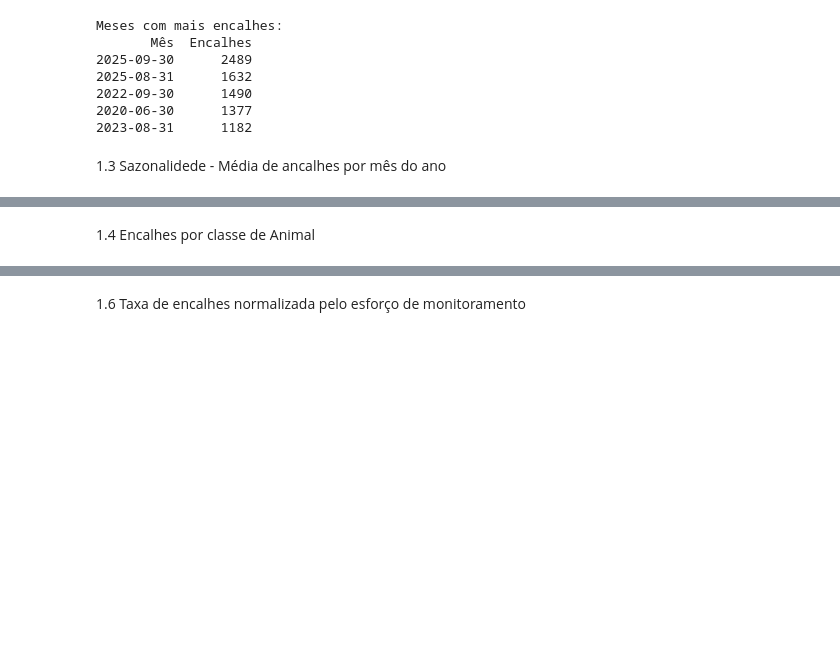
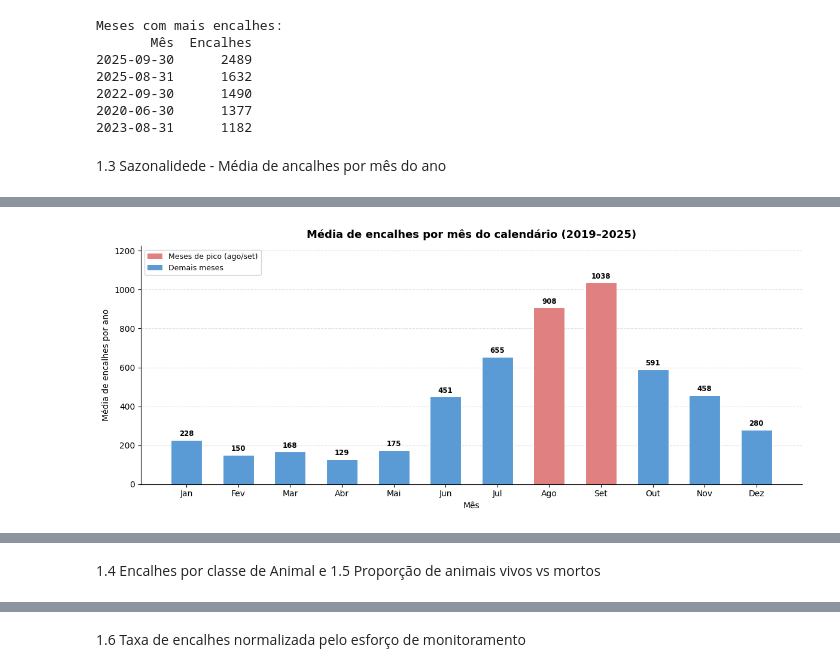
Before and after one commit to JonasCandid0/TCC-Univesp, a Jupyter notebook: tcc_analise_espacial_simba.ipynb, the cells around one changed output, grey strips where cells are left out. Drawn from its saved outputs; the diff is of its cells as text; code cells hidden in the pictures; blank space fills up the shorter version.

```diff
--- a/tcc_analise_espacial_simba.ipynb
+++ b/tcc_analise_espacial_simba.ipynb
@@ -463,0 +445,77 @@ plt.show()
+# %%
+# Extrair mês e ano do índice datetime
+df_temporal['mes_do_ano'] = df_temporal.index.month
+df_temporal['ano']        = df_temporal.index.year
+
+# Passo 1: conta encalhes por (ano, mês)
+contagem_por_mes_ano = (
+    df_temporal
+    .groupby(['ano', 'mes_do_ano'])
+    .size()
+    .reset_index(name='Encalhes')
+)
+
+# Passo 2: tira a média de cada mês do calendário ao longo dos anos
+sazonalidade = (
+    contagem_por_mes_ano
+    .groupby('mes_do_ano')['Encalhes']
+    .mean()
+    .reset_index()
+)
+sazonalidade.columns = ['Mês', 'Média de encalhes']
+
+# Nomes abreviados dos meses para o eixo X
+nomes_meses = ['Jan', 'Fev', 'Mar', 'Abr', 'Mai', 'Jun',
+               'Jul', 'Ago', 'Set', 'Out', 'Nov', 'Dez']
+sazonalidade['Nome'] = sazonalidade['Mês'].apply(lambda m: nomes_meses[m - 1])
+
+fig, ax = plt.subplots(figsize=(12, 5))
+
+cores_saz = ['#e08080' if m in [8, 9] else '#5b9bd5' for m in sazonalidade['Mês']]
+
+bars_saz = ax.bar(
+    sazonalidade['Nome'],
+    sazonalidade['Média de encalhes'],
+    color=cores_saz,
+    edgecolor='white',
+    linewidth=0.8,
+    width=0.6,
+)
+
+# Rótulo no topo de cada barra
+for bar in bars_saz:
+    h = bar.get_height()
+    ax.text(
+        bar.get_x() + bar.get_width() / 2,
+        h + sazonalidade['Média de encalhes'].max() * 0.01,
+        f'{h:.0f}',
+        ha='center', va='bottom', fontsize=8.5, fontweight='bold'
+    )
+
+ax.set_title('Média de encalhes por mês do calendário (2019–2025)',
+             fontsize=13, fontweight='bold', pad=10)
+ax.set_xlabel('Mês')
+ax.set_ylabel('Média de encalhes por ano')
+ax.set_ylim(0, sazonalidade['Média de encalhes'].max() * 1.18)
+ax.spines[['top', 'right']].set_visible(False)
+ax.yaxis.grid(True, linestyle='--', alpha=0.4)
+ax.set_axisbelow(True)
+ax.tick_params(axis='x', labelsize=10)
+
+# Legenda explicativa
+from matplotlib.patches import Patch
+legend_elements = [
+    Patch(facecolor='#e08080', label='Meses de pico (ago/set)'),
+    Patch(facecolor='#5b9bd5', label='Demais meses'),
+]
+ax.legend(handles=legend_elements, loc='upper left', fontsize=9, framealpha=0.8)
+
+plt.tight_layout()
+plt.show()
+
+print(f"\nMês com maior média: {sazonalidade.loc[sazonalidade['Média de encalhes'].idxmax(), 'Nome']}")
+print(sazonalidade.sort_values('Média de encalhes', ascending=False)
+      .assign(**{'Média de encalhes': lambda df: df['Média de encalhes'].round(1)})
+      [['Nome', 'Média de encalhes']].to_string(index=False))
+# %% [output]
+[figure, added]
@@ -464,2 +536,2 @@ plt.show()
 # %% [markdown]
-1.4 Encalhes por classe de Animal
+1.4 Encalhes por classe de Animal e 1.5 Proporção de animais vivos vs mortos
```
Also changed, not shown: parts of 53 cells of this notebook.
